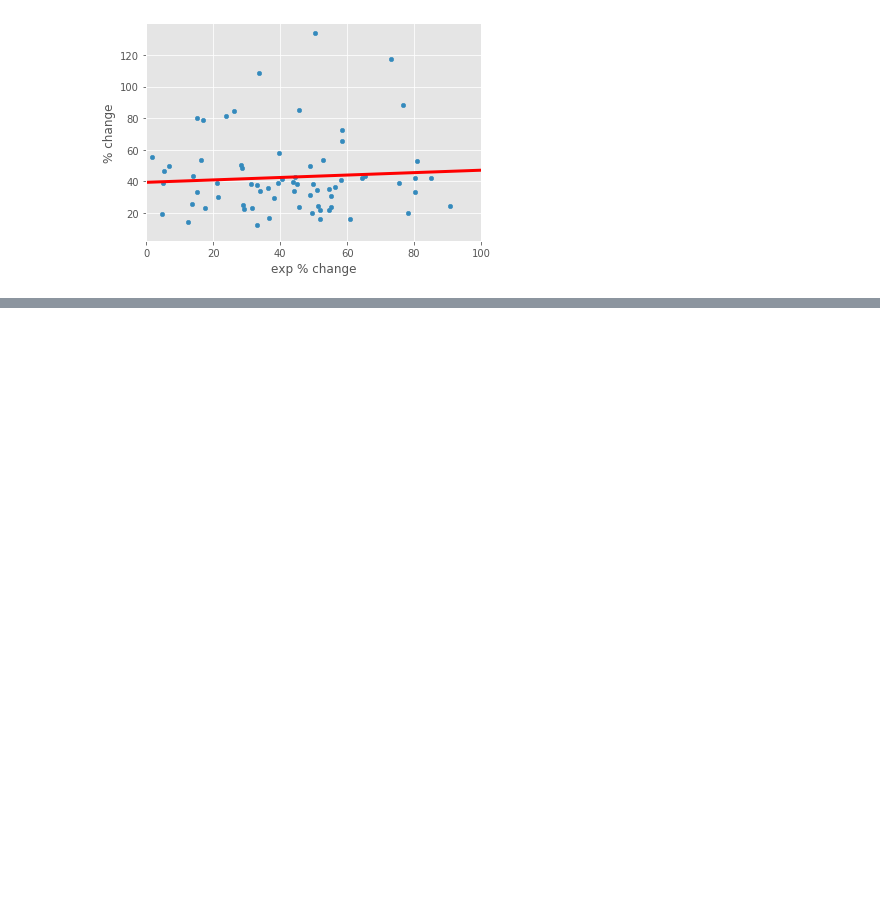
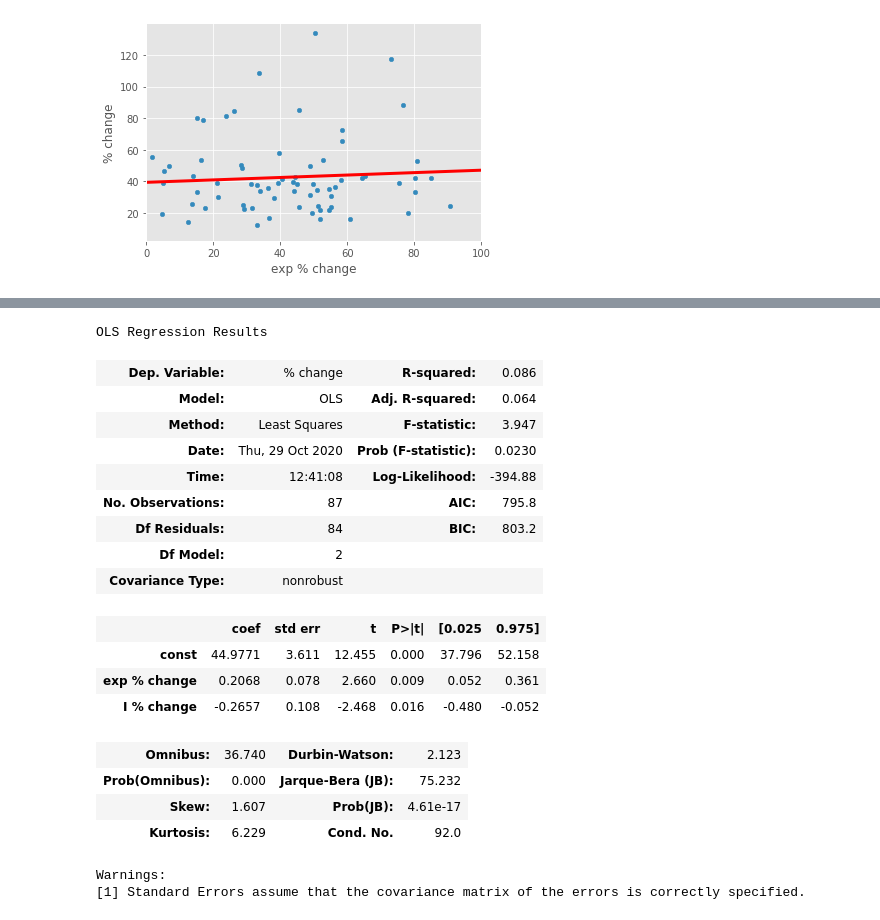
Before and after one commit to hckynumber9/Capstone-1, a Jupyter notebook: notebooks/capstone1.ipynb, the cells around one changed output, grey strips where cells are left out. Saved outputs shown, nothing was run; the diff lists cells and outputs as text; code cells hidden in the pictures; blank space fills up the shorter version.

```diff
--- a/notebooks/capstone1.ipynb
+++ b/notebooks/capstone1.ipynb
@@ -528,0 +547,25 @@ plt.savefig('exports_li_no_outliers.png', dpi=fig.dpi, bbox_inches='tight', pad_
+# %%
+model = sm.OLS(y, X)
+results = model.fit()
+results.summary()
+# %% [output]
+OLS Regression Results
+| Dep. Variable: | % change | R-squared: | 0.086 |
+| Model: | OLS | Adj. R-squared: | 0.064 |
+| Method: | Least Squares | F-statistic: | 3.947 |
+| Date: | Thu, 29 Oct 2020 | Prob (F-statistic): | 0.0230 |
+| Time: | 12:41:08 | Log-Likelihood: | -394.88 |
+| No. Observations: | 87 | AIC: | 795.8 |
+| Df Residuals: | 84 | BIC: | 803.2 |
+| Df Model: | 2 |  |  |
+| Covariance Type: | nonrobust |  |  |
+|  | coef | std err | t | P>|t| | [0.025 | 0.975] |
+| const | 44.9771 | 3.611 | 12.455 | 0.000 | 37.796 | 52.158 |
+| exp % change | 0.2068 | 0.078 | 2.660 | 0.009 | 0.052 | 0.361 |
+| I % change | -0.2657 | 0.108 | -2.468 | 0.016 | -0.480 | -0.052 |
+| Omnibus: | 36.740 | Durbin-Watson: | 2.123 |
+| Prob(Omnibus): | 0.000 | Jarque-Bera (JB): | 75.232 |
+| Skew: | 1.607 | Prob(JB): | 4.61e-17 |
+| Kurtosis: | 6.229 | Cond. No. | 92.0 |
+Warnings:
+[1] Standard Errors assume that the covariance matrix of the errors is correctly specified.
```
Also changed, not shown: parts of 12 cells of this notebook, 3 other files.
